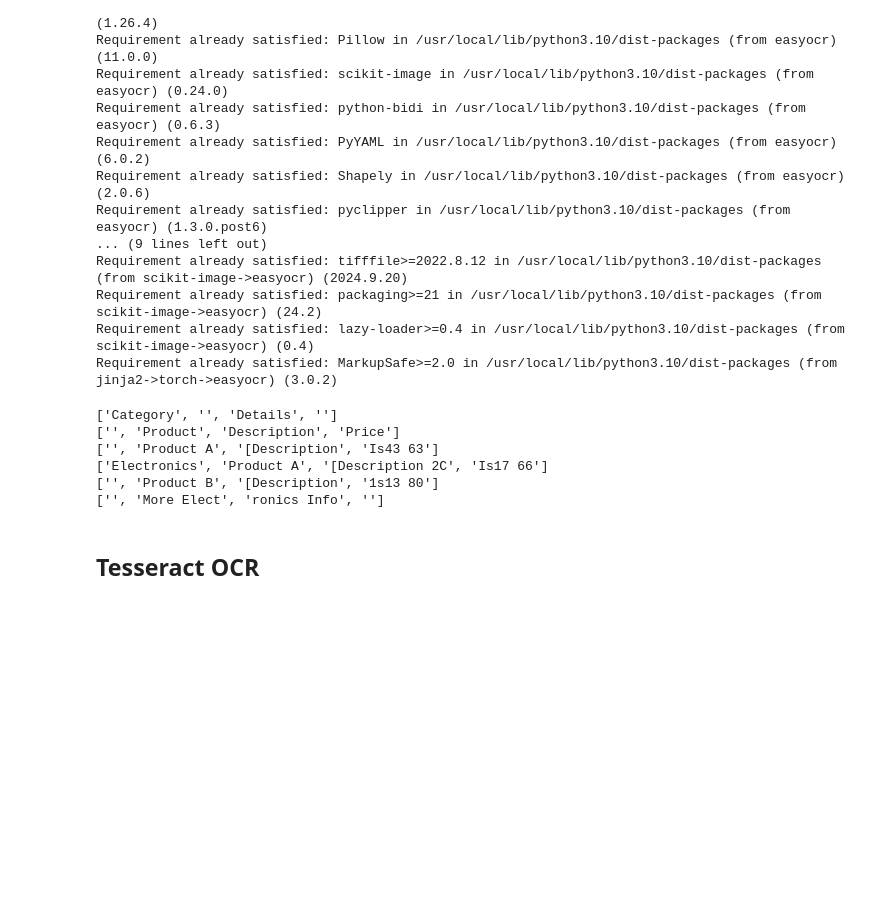
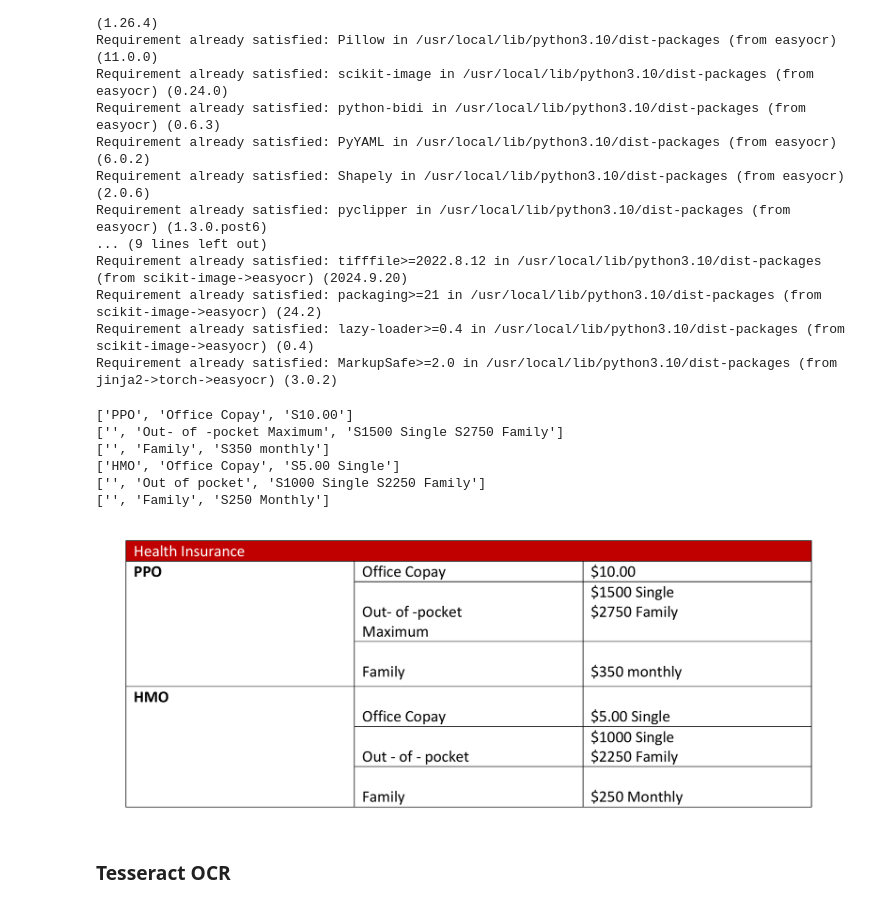
Before and after one commit to rendalamili/ml-for-table-extraction, a Jupyter notebook: Pipeline_for_PDF_Documents_Using_YOLO_and_Table_Transformer_and_Comparison_with_EasyOCR_and_TesseractOCR.ipynb, the cells around one changed output. Saved outputs shown, nothing was run; the diff lists cells and outputs as text; code cells hidden in the pictures; blank space fills up the shorter version.

```diff
--- a/Pipeline_for_PDF_Documents_Using_YOLO_and_Table_Transformer_and_Comparison_with_EasyOCR_and_TesseractOCR.ipynb
+++ b/Pipeline_for_PDF_Documents_Using_YOLO_and_Table_Transformer_and_Comparison_with_EasyOCR_and_TesseractOCR.ipynb
@@ -246,36 +275,39 @@ Requirement already satisfied: MarkupSafe>=2.0 in /usr/local/lib/python3.10/dist
 # %%
 # Function to apply OCR row by row on cell coordinates
 def apply_easy_ocr(cell_coordinates, cropped_table_image):
     data = {}
     max_num_columns = 0
 
     # Apply OCR for each row of cell coordinates
     for idx, row_data in enumerate(tqdm(cell_coordinates, desc="Applying EasyOCR")):
         row_text = [
             " ".join([x[1] for x in reader.readtext(np.array(cropped_table_image.crop((int(x_min), int(y_min), int(x_max), int(y_max)))))])
             for x_min, y_min, x_max, y_max in [cell['cell'] for cell in row_data['cells']]
         ]
 
         max_num_columns = max(max_num_columns, len(row_text))
         data[idx] = row_text
 
     return data
 
 # OCR
 data = apply_easy_ocr(cell_coordinates, cropped_table)
 
 # Print results row by row
 for row, row_data in data.items():
     print(row_data)
+
+display(cropped_table)
 # %% [output]
-['Category', '', 'Details', '']
-['', 'Product', 'Description', 'Price']
-['', 'Product A', '[Description', 'Is43 63']
-['Electronics', 'Product A', '[Description 2C', 'Is17 66']
-['', 'Product B', '[Description', '1s13 80']
-['', 'More Elect', 'ronics Info', '']
+['PPO', 'Office Copay', 'S10.00']
+['', 'Out- of -pocket Maximum', 'S1500 Single S2750 Family']
+['', 'Family', 'S350 monthly']
+['HMO', 'Office Copay', 'S5.00 Single']
+['', 'Out of pocket', 'S1000 Single S2250 Family']
+['', 'Family', 'S250 Monthly']
+[figure, added]
 # %% [markdown]
-## Tesseract OCR
+### Tesseract OCR
 # %%
 !pip install pytesseract
 !apt-get install -y tesseract-ocr
```
Also changed, not shown: parts of 24 cells of this notebook.
